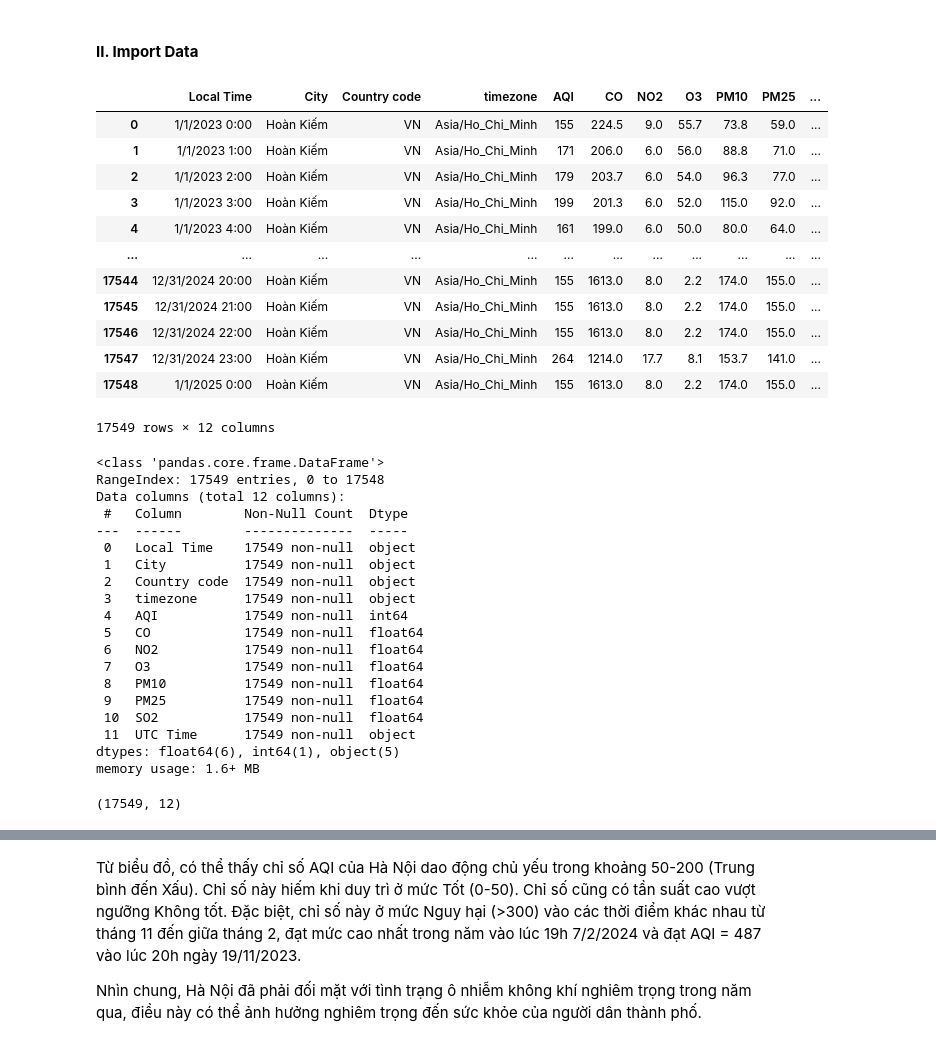
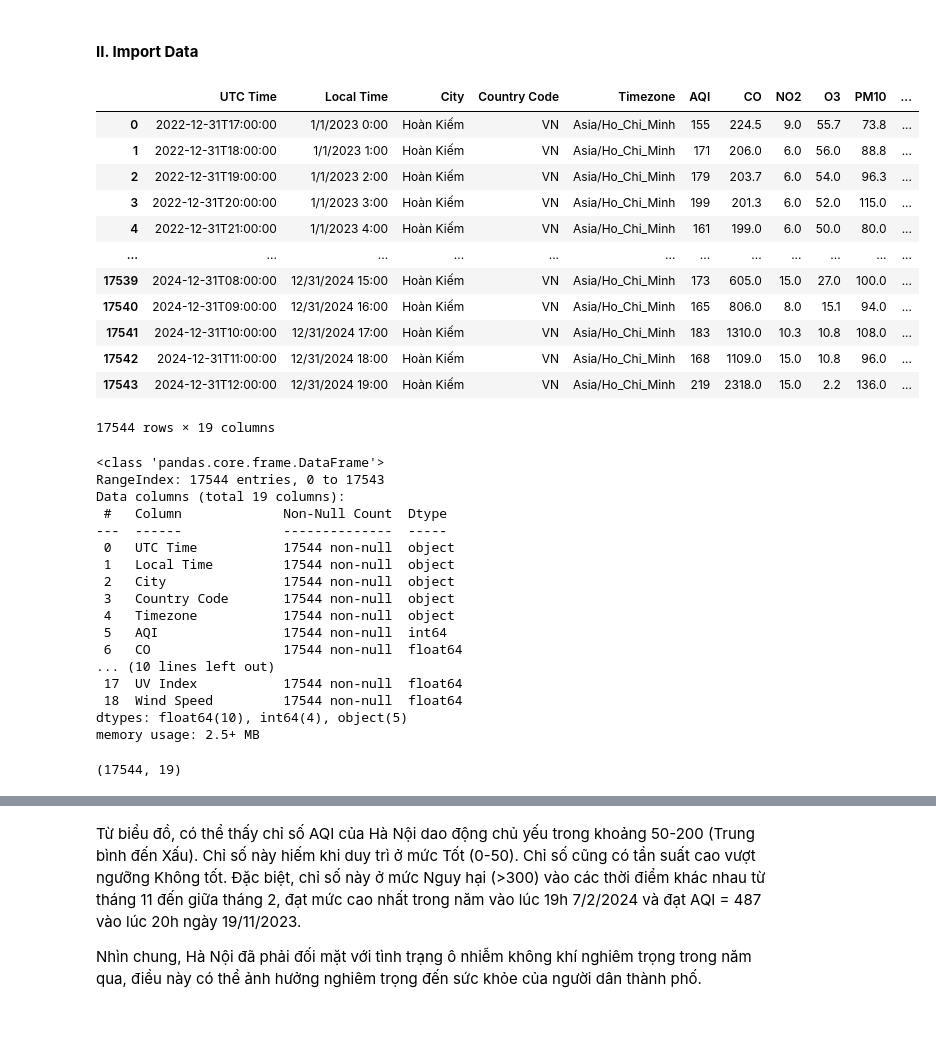
Before and after one commit to HoangHumg1210/Air_Quality-Analysis_HN, a Jupyter notebook: data/Exploratory Data Analysis.ipynb, the cells around one changed output, grey strips where cells are left out. Cells and saved outputs as stored; diff of their text form; code cells hidden in the pictures.

Commit message:
Lấy xong data bắt đầu project

```diff
--- a/data/Exploratory Data Analysis.ipynb
+++ b/data/Exploratory Data Analysis.ipynb
@@ -15,50 +15,48 @@ import plotly.express as px
 #### **II. Import Data**
 # %%
 
-df = pd.read_csv('air_quality_data_1.csv')
+df = pd.read_csv('hanoi-aqi-weather-data.csv')
 df
 # %% [output]
-|  | Local Time | City | Country code | timezone | AQI | CO | NO2 | O3 | PM10 | PM25 | ... |
-| 0 | 1/1/2023 0:00 | Hoàn Kiếm | VN | Asia/Ho_Chi_Minh | 155 | 224.5 | 9.0 | 55.7 | 73.8 | 59.0 | ... |
-| 1 | 1/1/2023 1:00 | Hoàn Kiếm | VN | Asia/Ho_Chi_Minh | 171 | 206.0 | 6.0 | 56.0 | 88.8 | 71.0 | ... |
-| 2 | 1/1/2023 2:00 | Hoàn Kiếm | VN | Asia/Ho_Chi_Minh | 179 | 203.7 | 6.0 | 54.0 | 96.3 | 77.0 | ... |
-| 3 | 1/1/2023 3:00 | Hoàn Kiếm | VN | Asia/Ho_Chi_Minh | 199 | 201.3 | 6.0 | 52.0 | 115.0 | 92.0 | ... |
-| 4 | 1/1/2023 4:00 | Hoàn Kiếm | VN | Asia/Ho_Chi_Minh | 161 | 199.0 | 6.0 | 50.0 | 80.0 | 64.0 | ... |
+|  | UTC Time | Local Time | City | Country Code | Timezone | AQI | CO | NO2 | O3 | PM10 | ... |
+| 0 | 2022-12-31T17:00:00 | 1/1/2023 0:00 | Hoàn Kiếm | VN | Asia/Ho_Chi_Minh | 155 | 224.5 | 9.0 | 55.7 | 73.8 | ... |
+| 1 | 2022-12-31T18:00:00 | 1/1/2023 1:00 | Hoàn Kiếm | VN | Asia/Ho_Chi_Minh | 171 | 206.0 | 6.0 | 56.0 | 88.8 | ... |
+| 2 | 2022-12-31T19:00:00 | 1/1/2023 2:00 | Hoàn Kiếm | VN | Asia/Ho_Chi_Minh | 179 | 203.7 | 6.0 | 54.0 | 96.3 | ... |
+| 3 | 2022-12-31T20:00:00 | 1/1/2023 3:00 | Hoàn Kiếm | VN | Asia/Ho_Chi_Minh | 199 | 201.3 | 6.0 | 52.0 | 115.0 | ... |
+| 4 | 2022-12-31T21:00:00 | 1/1/2023 4:00 | Hoàn Kiếm | VN | Asia/Ho_Chi_Minh | 161 | 199.0 | 6.0 | 50.0 | 80.0 | ... |
 | ... | ... | ... | ... | ... | ... | ... | ... | ... | ... | ... | ... |
-| 17544 | 12/31/2024 20:00 | Hoàn Kiếm | VN | Asia/Ho_Chi_Minh | 155 | 1613.0 | 8.0 | 2.2 | 174.0 | 155.0 | ... |
-| 17545 | 12/31/2024 21:00 | Hoàn Kiếm | VN | Asia/Ho_Chi_Minh | 155 | 1613.0 | 8.0 | 2.2 | 174.0 | 155.0 | ... |
-| 17546 | 12/31/2024 22:00 | Hoàn Kiếm | VN | Asia/Ho_Chi_Minh | 155 | 1613.0 | 8.0 | 2.2 | 174.0 | 155.0 | ... |
-| 17547 | 12/31/2024 23:00 | Hoàn Kiếm | VN | Asia/Ho_Chi_Minh | 264 | 1214.0 | 17.7 | 8.1 | 153.7 | 141.0 | ... |
-| 17548 | 1/1/2025 0:00 | Hoàn Kiếm | VN | Asia/Ho_Chi_Minh | 155 | 1613.0 | 8.0 | 2.2 | 174.0 | 155.0 | ... |
+| 17539 | 2024-12-31T08:00:00 | 12/31/2024 15:00 | Hoàn Kiếm | VN | Asia/Ho_Chi_Minh | 173 | 605.0 | 15.0 | 27.0 | 100.0 | ... |
+| 17540 | 2024-12-31T09:00:00 | 12/31/2024 16:00 | Hoàn Kiếm | VN | Asia/Ho_Chi_Minh | 165 | 806.0 | 8.0 | 15.1 | 94.0 | ... |
+| 17541 | 2024-12-31T10:00:00 | 12/31/2024 17:00 | Hoàn Kiếm | VN | Asia/Ho_Chi_Minh | 183 | 1310.0 | 10.3 | 10.8 | 108.0 | ... |
+| 17542 | 2024-12-31T11:00:00 | 12/31/2024 18:00 | Hoàn Kiếm | VN | Asia/Ho_Chi_Minh | 168 | 1109.0 | 15.0 | 10.8 | 96.0 | ... |
+| 17543 | 2024-12-31T12:00:00 | 12/31/2024 19:00 | Hoàn Kiếm | VN | Asia/Ho_Chi_Minh | 219 | 2318.0 | 15.0 | 2.2 | 136.0 | ... |
-17549 rows × 12 columns
+17544 rows × 19 columns
 # %%
 df_1 = df.copy()
 # %%
 df.info()
 # %% [output]
 <class 'pandas.core.frame.DataFrame'>
-RangeIndex: 17549 entries, 0 to 17548
-Data columns (total 12 columns):
- #   Column        Non-Null Count  Dtype
----  ------        --------------  -----
- 0   Local Time    17549 non-null  object
- 1   City          17549 non-null  object
- 2   Country code  17549 non-null  object
- 3   timezone      17549 non-null  object
- 4   AQI           17549 non-null  int64
- 5   CO            17549 non-null  float64
- 6   NO2           17549 non-null  float64
- 7   O3            17549 non-null  float64
- 8   PM10          17549 non-null  float64
- 9   PM25          17549 non-null  float64
- 10  SO2           17549 non-null  float64
- 11  UTC Time      17549 non-null  object
-dtypes: float64(6), int64(1), object(5)
-memory usage: 1.6+ MB
+RangeIndex: 17544 entries, 0 to 17543
+Data columns (total 19 columns):
+ #   Column             Non-Null Count  Dtype
+---  ------             --------------  -----
+ 0   UTC Time           17544 non-null  object
+ 1   Local Time         17544 non-null  object
+ 2   City               17544 non-null  object
+ 3   Country Code       17544 non-null  object
+ 4   Timezone           17544 non-null  object
+ 5   AQI                17544 non-null  int64
+ 6   CO                 17544 non-null  float64
+... (10 lines left out)
+ 17  UV Index           17544 non-null  float64
+ 18  Wind Speed         17544 non-null  float64
+dtypes: float64(10), int64(4), object(5)
+memory usage: 2.5+ MB
 # %%
 df.shape
 # %% [output]
-(17549, 12)
+(17544, 19)
 # %%
 df.describe()
 # %% [output]
```
Also changed, not shown: parts of 13 cells of this notebook, 3 other files.
